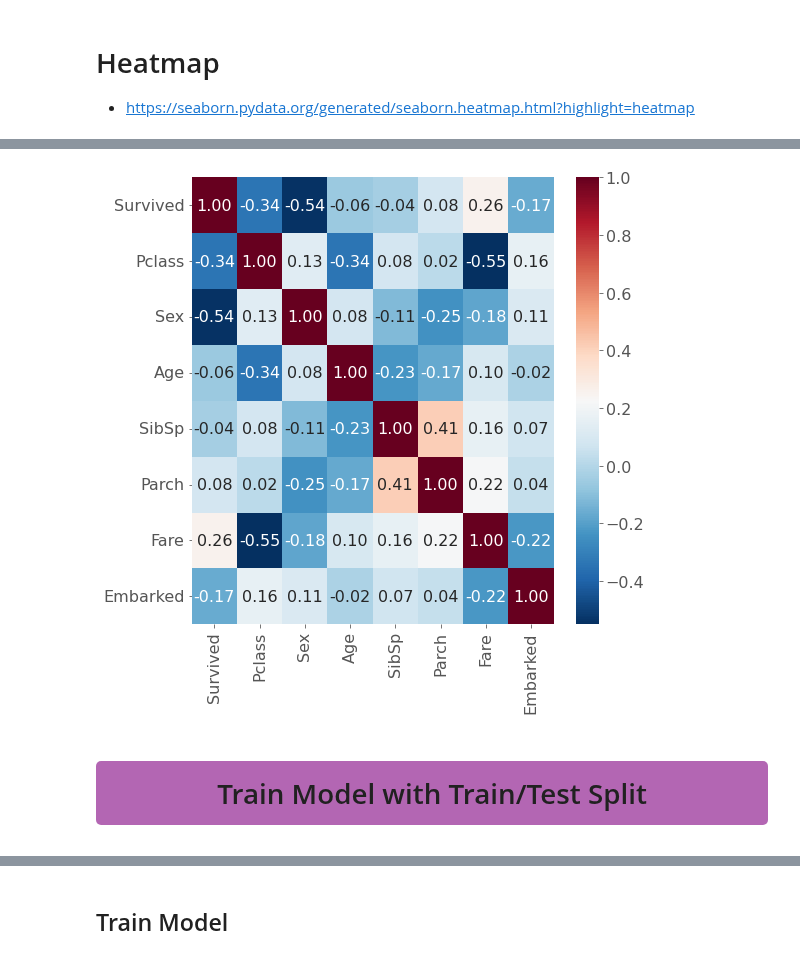
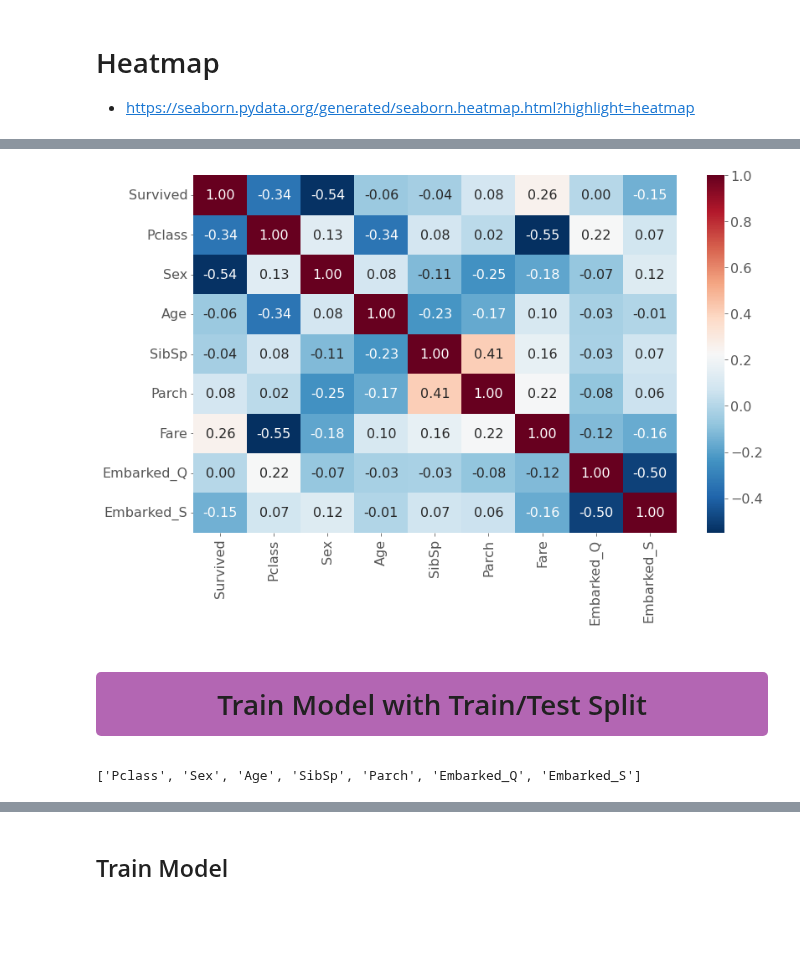
Before and after one commit to melling/ml-kaggle-titanic, a Jupyter notebook: logistic-regression-series.ipynb, the cells around one changed output, grey strips where cells are left out. Drawn from its saved outputs; the diff is of its cells as text; code cells hidden in the pictures; blank space fills up the shorter version.

```diff
--- a/logistic-regression-series.ipynb
+++ b/logistic-regression-series.ipynb
@@ -464,8 +518,9 @@ def label_encoder(train, test, columns):
 
 First compare what the **drop_first=True** option does.  Some machine learning models require this option while others do not.  Logitistic regression requires us to drop the value.
 # %%
-train, test = label_encoder(train, test, ["Embarked"])
+#train, test = label_encoder(train, test, ["Embarked"])
 # X_test = pd.get_dummies(test[FEATURES], drop_first=True)
-
+train = pd.get_dummies(data=train, columns=["Embarked"], drop_first=True)
+test = pd.get_dummies(data=test, columns=["Embarked"], drop_first=True)
 train.head()
 # %% [output]
@@ -523,12 +567,19 @@ corr.style.background_gradient(cmap="coolwarm")
 # %%
-plt.figure(figsize=(8, 8))
+plt.figure(figsize=(12, 8))
 sns.heatmap(train.corr(), annot=True, fmt=".2f", cmap="RdBu_r")  # PuBuGn RdBu_r
 shape = np.triu(train.corr())
 # sns.heatmap(train.corr(), annot=True, fmt=".2f", mask=shape, cmap="RdBu_r")
 plt.tight_layout()
 plt.show()
 # %% [output]
-[figure, old version]
+[figure, new version]
 # %% [markdown]
 <div style="background-color:rgba(128, 0, 128, 0.6);border-radius:5px;display:fill"><h1 style="text-align: center;padding: 12px 0px 12px 0px;">Train Model with Train/Test Split</h1>
 </div>
+# %%
+FEATURES.remove("Embarked")
+FEATURES.extend(["Embarked_Q", "Embarked_S"])
+
+FEATURES
+# %% [output]
+['Pclass', 'Sex', 'Age', 'SibSp', 'Parch', 'Embarked_Q', 'Embarked_S']
```
Also changed, not shown: parts of 26 cells of this notebook.
